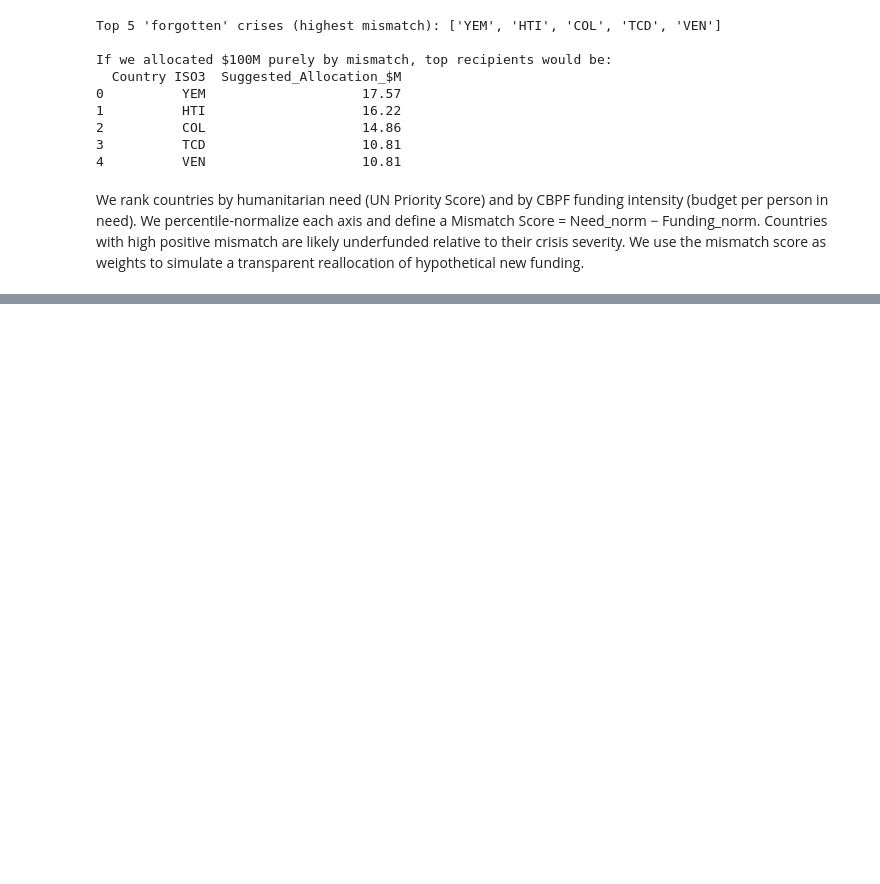
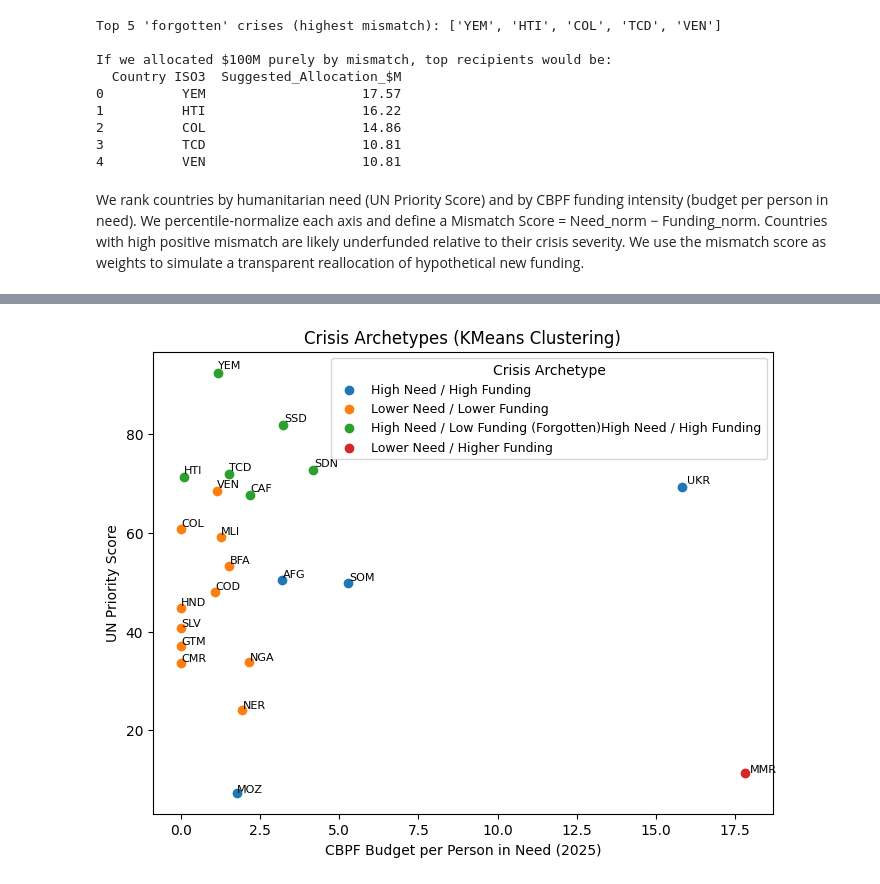
Before and after one commit to CharlieHubbard7/Datathon2026, a Jupyter notebook: DSC_Datathon_2026_Starter_Notebook.ipynb, the cells around one changed output, grey strips where cells are left out. Saved outputs shown, nothing was run; the diff lists cells and outputs as text; code cells hidden in the pictures; blank space fills up the shorter version.

```diff
--- a/DSC_Datathon_2026_Starter_Notebook.ipynb
+++ b/DSC_Datathon_2026_Starter_Notebook.ipynb
@@ -656,0 +726,37 @@ We rank countries by humanitarian need (UN Priority Score) and by CBPF funding i
+# %%
+import matplotlib.pyplot as plt
+
+cluster_labels = {
+    0: "High Need / High Funding",
+    1: "Lower Need / Lower Funding",
+    2: "High Need / Low Funding (Forgotten)High Need / High Funding",
+    3: "Lower Need / Higher Funding"
+}
+
+plt.figure(figsize=(8, 6))
+
+for cluster_id, label in cluster_labels.items():
+    subset = df[df["Crisis_Cluster"] == cluster_id]
+
+    plt.scatter(
+        subset["CBPF_Budget_per_InNeed_2025"],
+        subset["UN Priority Score"],
+        label=label
+    )
+
+    # label points inside each cluster
+    for _, r in subset.iterrows():
+        plt.text(
+            r["CBPF_Budget_per_InNeed_2025"] * 1.01,
+            r["UN Priority Score"] * 1.01,
+            r["Country ISO3"],
+            fontsize=8
+        )
+
+plt.xlabel("CBPF Budget per Person in Need (2025)")
+plt.ylabel("UN Priority Score")
+plt.title("Crisis Archetypes (KMeans Clustering)")
+plt.legend(title="Crisis Archetype", fontsize=9)
+plt.show()
+# %% [output]
+[figure, added]
```
Also changed, not shown: parts of 8 cells of this notebook.
